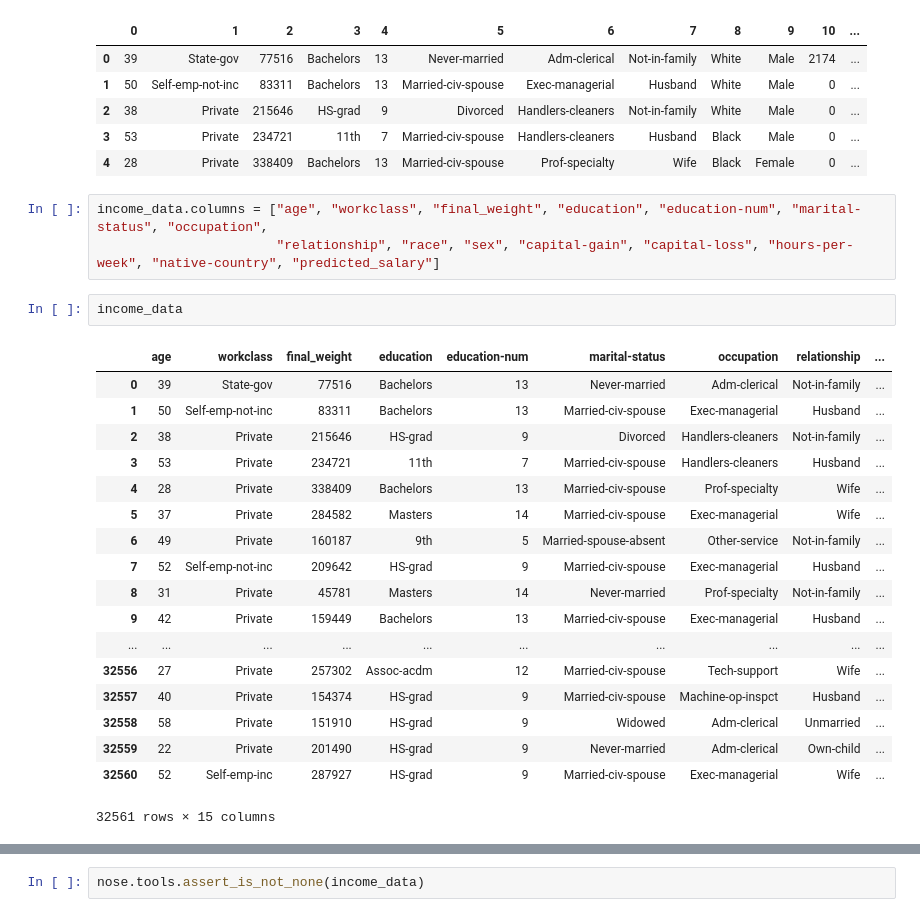
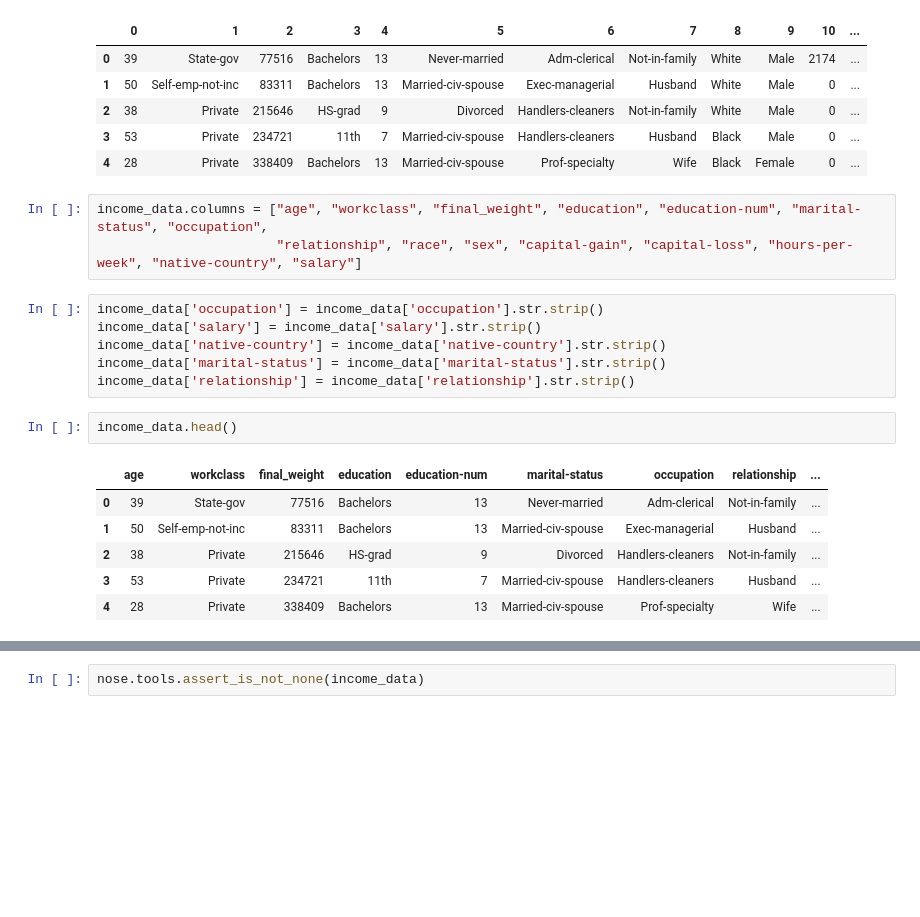
Before and after one commit to viraco4a/SoftUni, a Jupyter notebook: DataScience/03. Data-Visualization-Exploratory-Data-Analysis-Ex/Data Visualization and EDA Lab.ipynb, the cells around one changed output, grey strips where cells are left out. Saved outputs shown, nothing was run; the diff lists cells and outputs as text; blank space fills up the shorter version.

Commit message:
Data Science Data visualization expolratory Ex

```diff
--- a/DataScience/03. Data-Visualization-Exploratory-Data-Analysis-Ex/Data Visualization and EDA Lab.ipynb
+++ b/DataScience/03. Data-Visualization-Exploratory-Data-Analysis-Ex/Data Visualization and EDA Lab.ipynb
@@ -54,28 +54,22 @@ income_data.head()
 | 4 | 28 | Private | 338409 | Bachelors | 13 | Married-civ-spouse | Prof-specialty | Wife | Black | Female | 0 | ... |
 # %%
 income_data.columns = ["age", "workclass", "final_weight", "education", "education-num", "marital-status", "occupation",
-                       "relationship", "race", "sex", "capital-gain", "capital-loss", "hours-per-week", "native-country", "predicted_salary"]
+                       "relationship", "race", "sex", "capital-gain", "capital-loss", "hours-per-week", "native-country", "salary"]
+# %%
+income_data['occupation'] = income_data['occupation'].str.strip()
+income_data['salary'] = income_data['salary'].str.strip()
+income_data['native-country'] = income_data['native-country'].str.strip()
+income_data['marital-status'] = income_data['marital-status'].str.strip()
+income_data['relationship'] = income_data['relationship'].str.strip()
 # %%
-income_data
+income_data.head()
 # %% [output]
 |  | age | workclass | final_weight | education | education-num | marital-status | occupation | relationship | ... |
 | 0 | 39 | State-gov | 77516 | Bachelors | 13 | Never-married | Adm-clerical | Not-in-family | ... |
 | 1 | 50 | Self-emp-not-inc | 83311 | Bachelors | 13 | Married-civ-spouse | Exec-managerial | Husband | ... |
 | 2 | 38 | Private | 215646 | HS-grad | 9 | Divorced | Handlers-cleaners | Not-in-family | ... |
 | 3 | 53 | Private | 234721 | 11th | 7 | Married-civ-spouse | Handlers-cleaners | Husband | ... |
 | 4 | 28 | Private | 338409 | Bachelors | 13 | Married-civ-spouse | Prof-specialty | Wife | ... |
-| 5 | 37 | Private | 284582 | Masters | 14 | Married-civ-spouse | Exec-managerial | Wife | ... |
-| 6 | 49 | Private | 160187 | 9th | 5 | Married-spouse-absent | Other-service | Not-in-family | ... |
-| 7 | 52 | Self-emp-not-inc | 209642 | HS-grad | 9 | Married-civ-spouse | Exec-managerial | Husband | ... |
-| 8 | 31 | Private | 45781 | Masters | 14 | Never-married | Prof-specialty | Not-in-family | ... |
-| 9 | 42 | Private | 159449 | Bachelors | 13 | Married-civ-spouse | Exec-managerial | Husband | ... |
-| ... | ... | ... | ... | ... | ... | ... | ... | ... | ... |
-| 32556 | 27 | Private | 257302 | Assoc-acdm | 12 | Married-civ-spouse | Tech-support | Wife | ... |
-| 32557 | 40 | Private | 154374 | HS-grad | 9 | Married-civ-spouse | Machine-op-inspct | Husband | ... |
-| 32558 | 58 | Private | 151910 | HS-grad | 9 | Widowed | Adm-clerical | Unmarried | ... |
-| 32559 | 22 | Private | 201490 | HS-grad | 9 | Never-married | Adm-clerical | Own-child | ... |
-| 32560 | 52 | Self-emp-inc | 287927 | HS-grad | 9 | Married-civ-spouse | Exec-managerial | Wife | ... |
-32561 rows × 15 columns
 # %%
 income_data.dtypes
 # %% [output]
```
Also changed, not shown: parts of 28 cells of this notebook.
